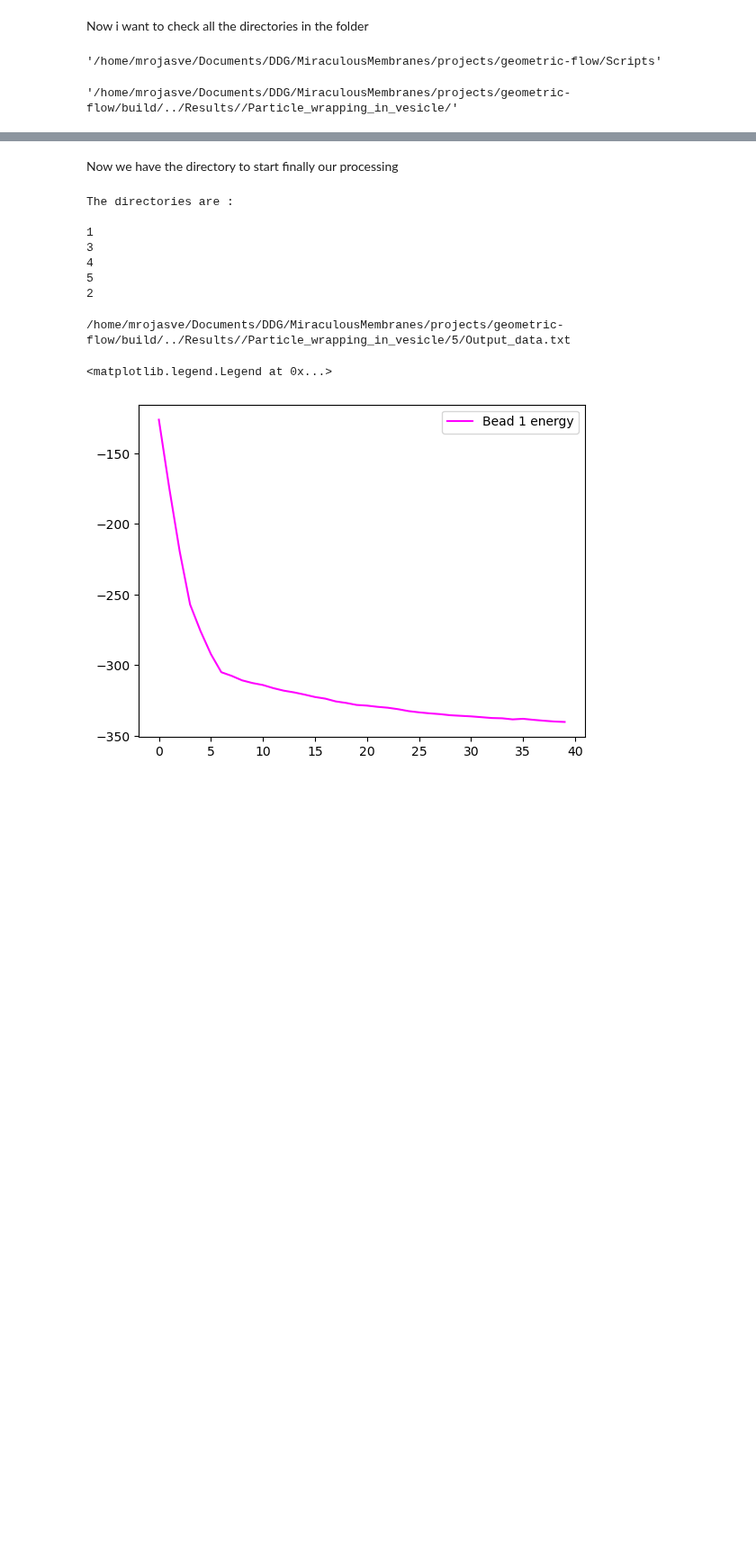
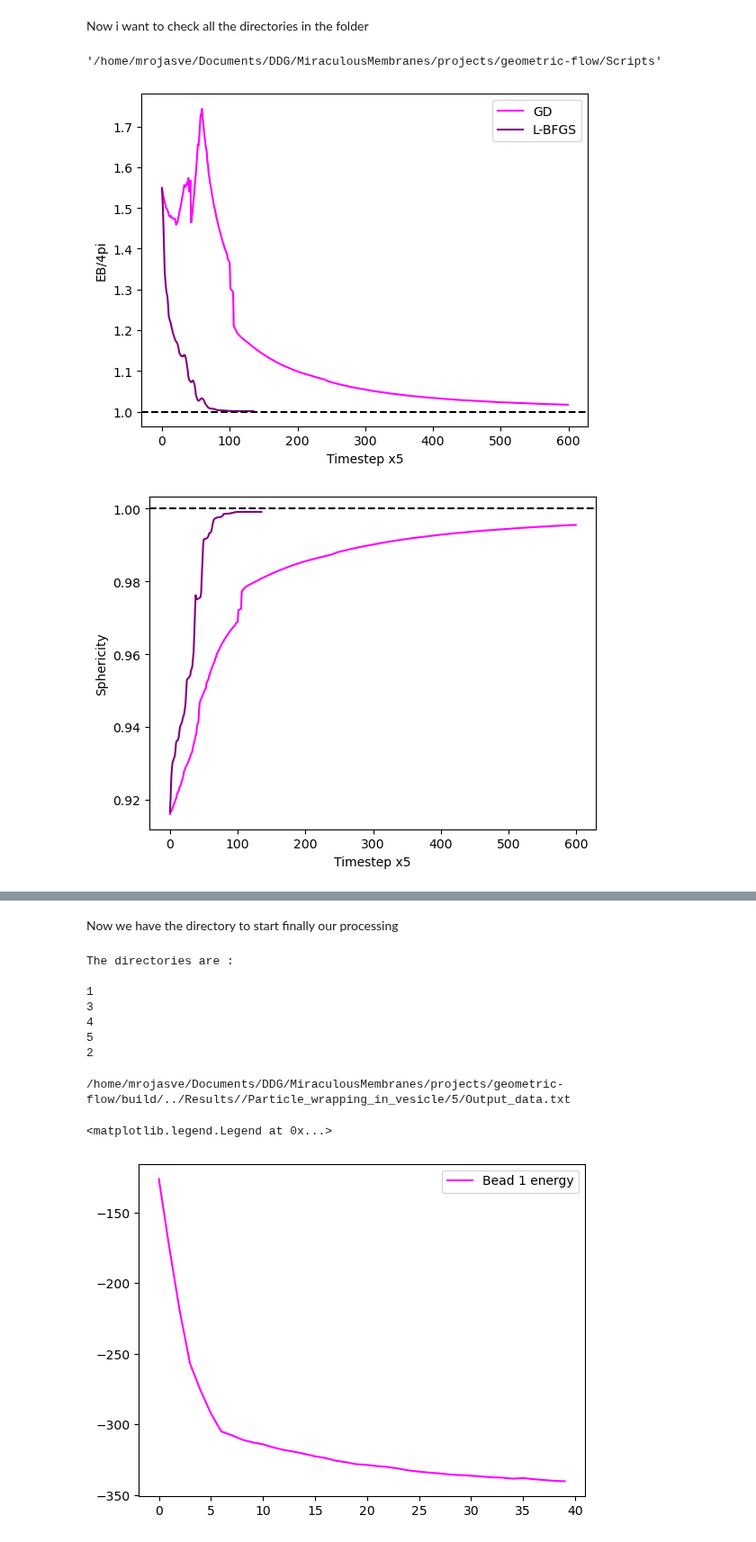
Before and after one commit to Mau-bep/MiraculousMembranes, a Jupyter notebook: projects/geometric-flow/Scripts/Analysis_nb.ipynb, the cells around one changed output, grey strips where cells are left out. Shown at 90% size. Cells and saved outputs as stored; diff of their text form; code cells hidden in the pictures; blank space fills up the shorter version.

```diff
--- a/projects/geometric-flow/Scripts/Analysis_nb.ipynb
+++ b/projects/geometric-flow/Scripts/Analysis_nb.ipynb
@@ -22,6 +22,33 @@ current_dir
 Results_dir = current_dir+'/../Results/'
 Sims_dir = Results_dir + '/Particle_wrapping_in_vesicle/'
 # %%
-Sims_dir
+Sims_dir = Results_dir + "/Wrappin_single_convergence_GM/"
-# %% [output]
-'/home/mrojasve/Documents/DDG/MiraculousMembranes/projects/geometric-flow/build/../Results//Particle_wrapping_in_vesicle/'
+# %%
+Sims_dir = Results_dir + "/Mem_shape_GM/"
+Sim_sphere = Sims_dir + '/3/'
+Sim_sphere_BFGS = Sims_dir + '/Bending_1.0000_0.0000_Volume_constraint_10000.0000_0.5538_Area_constraint_10000.0000_3.5591_1.0000_-0.0010_Switch_ _Nsim_1/'
+# %%
+Output_1 = np.loadtxt(Sim_sphere + 'Output_data.txt', skiprows=1)
+Output_2 = np.loadtxt(Sim_sphere_BFGS + 'Output_data.txt', skiprows=1)
+
+plt.plot(Output_1[:,6]/(4*np.pi),label='GD',color='magenta')
+plt.plot(Output_2[:,6]/(4*np.pi),label='L-BFGS',color='purple')
+plt.xlabel('Timestep x5')
+plt.ylabel('EB/4pi')
+plt.axhline(1, color='black',ls='dashed')
+plt.legend()
+plt.show()
+
+V = Output_1[:,1]
+A = Output_1[:,2]
+plt.plot( np.pi**(1/3)* (6*V)**(2/3) / A, label='GD', color='magenta')
+V_2 = Output_2[:,1]
+A_2 = Output_2[:,2]
+plt.plot( np.pi**(1/3)* (6*V_2)**(2/3) / A_2, label='L-BFGS', color='purple')
+plt.xlabel('Timestep x5')
+plt.ylabel('Sphericity')
+plt.axhline(1,color='black',ls='dashed')
+plt.show()
+# %% [output]
+[figure, added]
+[figure, added]
```
Also changed, not shown: parts of 6 cells of this notebook, 3 other files.
